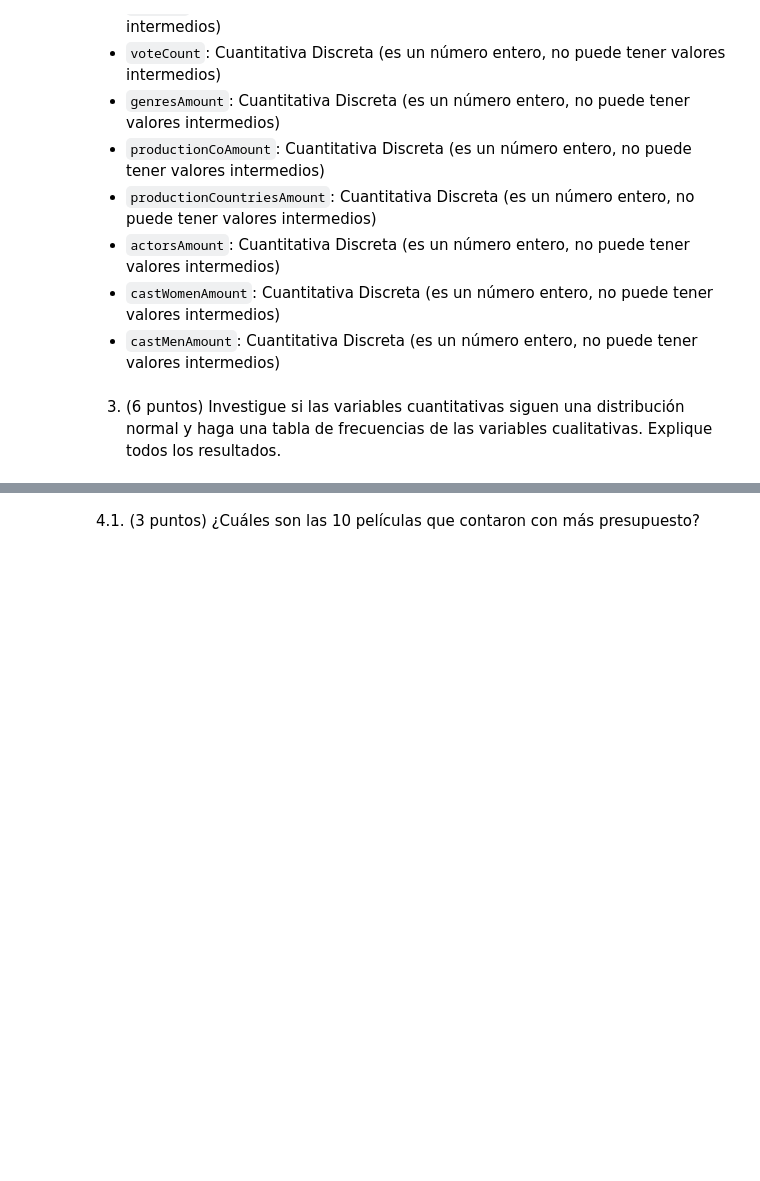
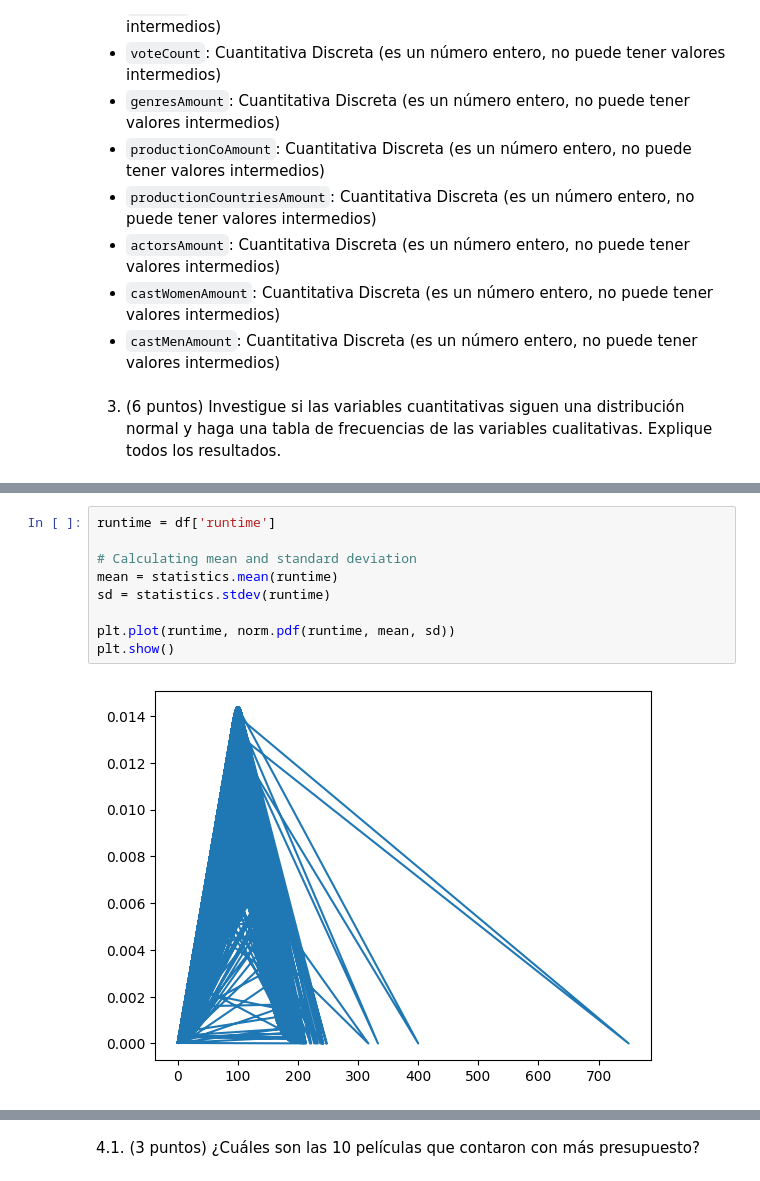
Before and after one commit to estebandonis/HT1-MineriadeDatos, a Jupyter notebook: ht1.ipynb, the cells around one changed output, grey strips where cells are left out. Saved outputs shown, nothing was run; the diff lists cells and outputs as text; blank space fills up the shorter version.

```diff
--- a/ht1.ipynb
+++ b/ht1.ipynb
@@ -92,0 +130,11 @@ Los datos con los que estaremos trabajando fueron extraídos de la página ofici
+# %%
+runtime = df['runtime']
+
+# Calculating mean and standard deviation
+mean = statistics.mean(runtime)
+sd = statistics.stdev(runtime)
+
+plt.plot(runtime, norm.pdf(runtime, mean, sd))
+plt.show()
+# %% [output]
+[figure, added]
```
Also changed, not shown: parts of 8 cells of this notebook.
